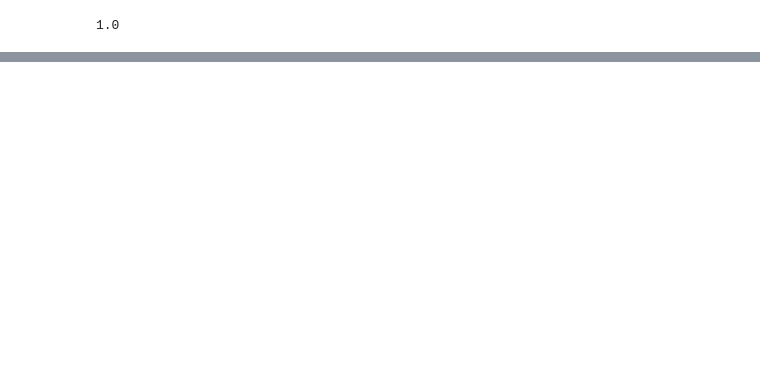
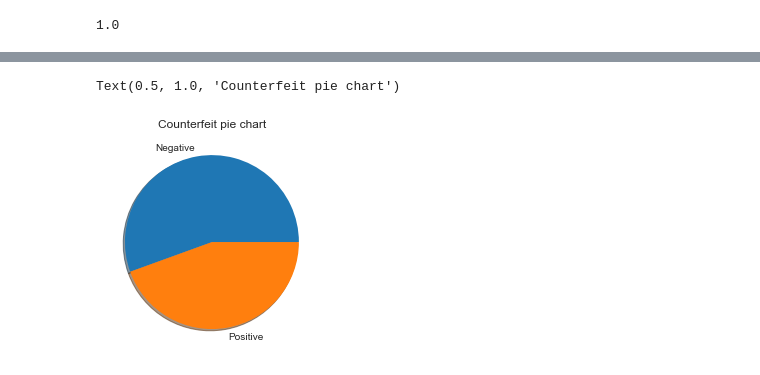
Before and after one commit to roslinmahmud/Machine-Learning, a Jupyter notebook: Banknote authentication using kNN/authentication.ipynb, the cells around one changed output, grey strips where cells are left out. Saved outputs shown, nothing was run; the diff lists cells and outputs as text; code cells hidden in the pictures; blank space fills up the shorter version.

```diff
--- a/Banknote authentication using kNN/authentication.ipynb
+++ b/Banknote authentication using kNN/authentication.ipynb
@@ -93,0 +107,9 @@ precision_score(y_test, predictions)
+# %%
+figpie, axpie = plt.subplots()
+labels = 'Negative', 'Positive'
+sizes = df['class'].value_counts().tolist()
+axpie.pie(sizes, labels=labels, shadow=True)
+axpie.set_title("Counterfeit pie chart")
+# %% [output]
+Text(0.5, 1.0, 'Counterfeit pie chart')
+[figure, added]
```
Also changed, not shown: parts of 6 cells of this notebook.
